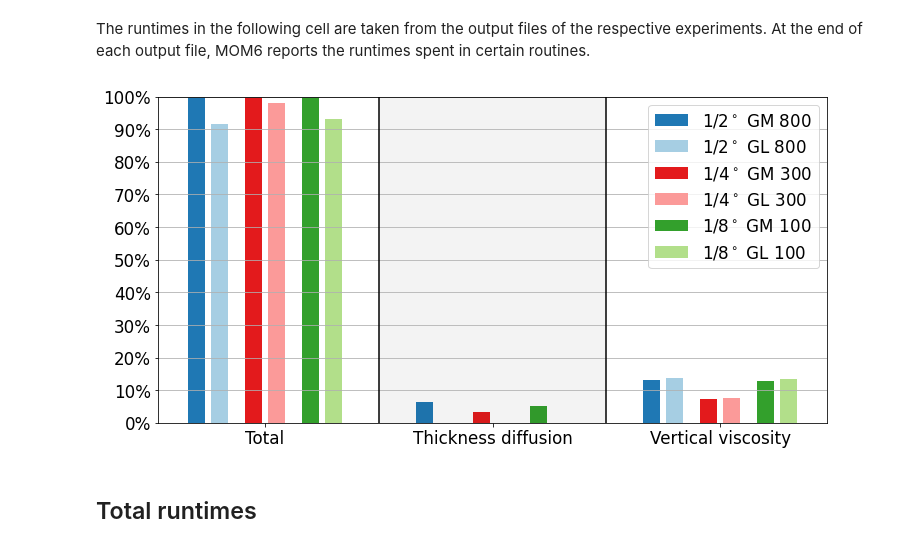
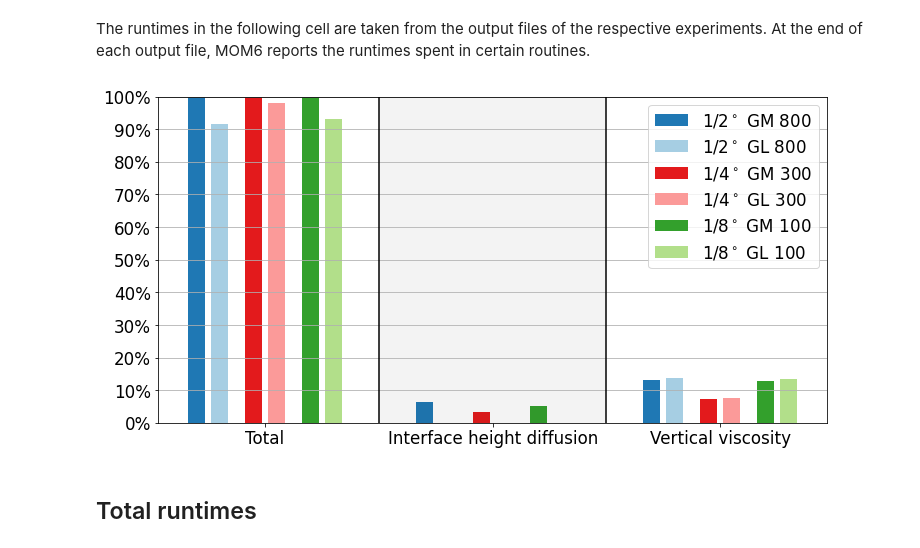
Before and after one commit to NoraLoose/GL90_paper, a Jupyter notebook: Figure10.ipynb, the cells around one changed output. Drawn from its saved outputs; the diff is of its cells as text; code cells hidden in the pictures.

Commit message:
Thickness --> Interface height diffusion in Figure 10

```diff
--- a/Figure10.ipynb
+++ b/Figure10.ipynb
@@ -41,35 +41,35 @@ ax.bar(X - 0.1, values, color='#e31a1c', label=label, width=width)
 label = '1/4$^\circ$ GL 300'
 values = [2413.219150 / 2464.966896 * 100, 0, 188.383934/ 2464.966896 * 100]
 ax.bar(X + 0.1, values, color='#fb9a99', label=label, width=width)
 
 ##### 1000 days 1/8 degree
 label = '1/8$^\circ$ GM 100'
 values = [10733.263567 / 10733.263567 * 100, 549.550293 / 10733.263567 * 100, 1364.244359  / 10733.263567 * 100]
 ax.bar(X + 0.4, values, color='#33a02c', label=label, width=width)
 
 label = '1/8$^\circ$ GL 100'
 values = [10008.589710 / 10733.263567 * 100, 0, 1442.066189/ 10733.263567 * 100]
 ax.bar(X + 0.6, values, color='#b2df8a', label=label, width=width)
 
 ax.set_xticks(xticks)
-ax.set_xticklabels(['Total', 'Thickness diffusion', 'Vertical viscosity'])
+ax.set_xticklabels(['Total', 'Interface height diffusion', 'Vertical viscosity'])
 ax.set_yticks(yticks)
 ax.set_yticklabels(['0%', '10%', '20%', '30%', '40%', '50%', '60%', '70%', '80%', '90%', '100%'])
 
 ax.set_ylim([0,ylim])
 ax.legend()
 
 ax.axvspan(1, 3, facecolor='0.1', alpha=0.05)
 ax.vlines(1, 0, ylim, color='k')
 ax.vlines(3, 0, ylim, color='k')
 
 ax.grid(axis='y', which='major')
 ax.grid(axis='y', which='minor')
 
 figname = '/glade/u/home/noraloose/GL90_paper/figures/timing.png'
 plt.savefig(figname, dpi=200, bbox_inches='tight', pad_inches=0)
 # %% [output]
-[figure, old version]
+[figure, new version]
 # %% [markdown]
 ## Total runtimes
 # %% [markdown]
```
